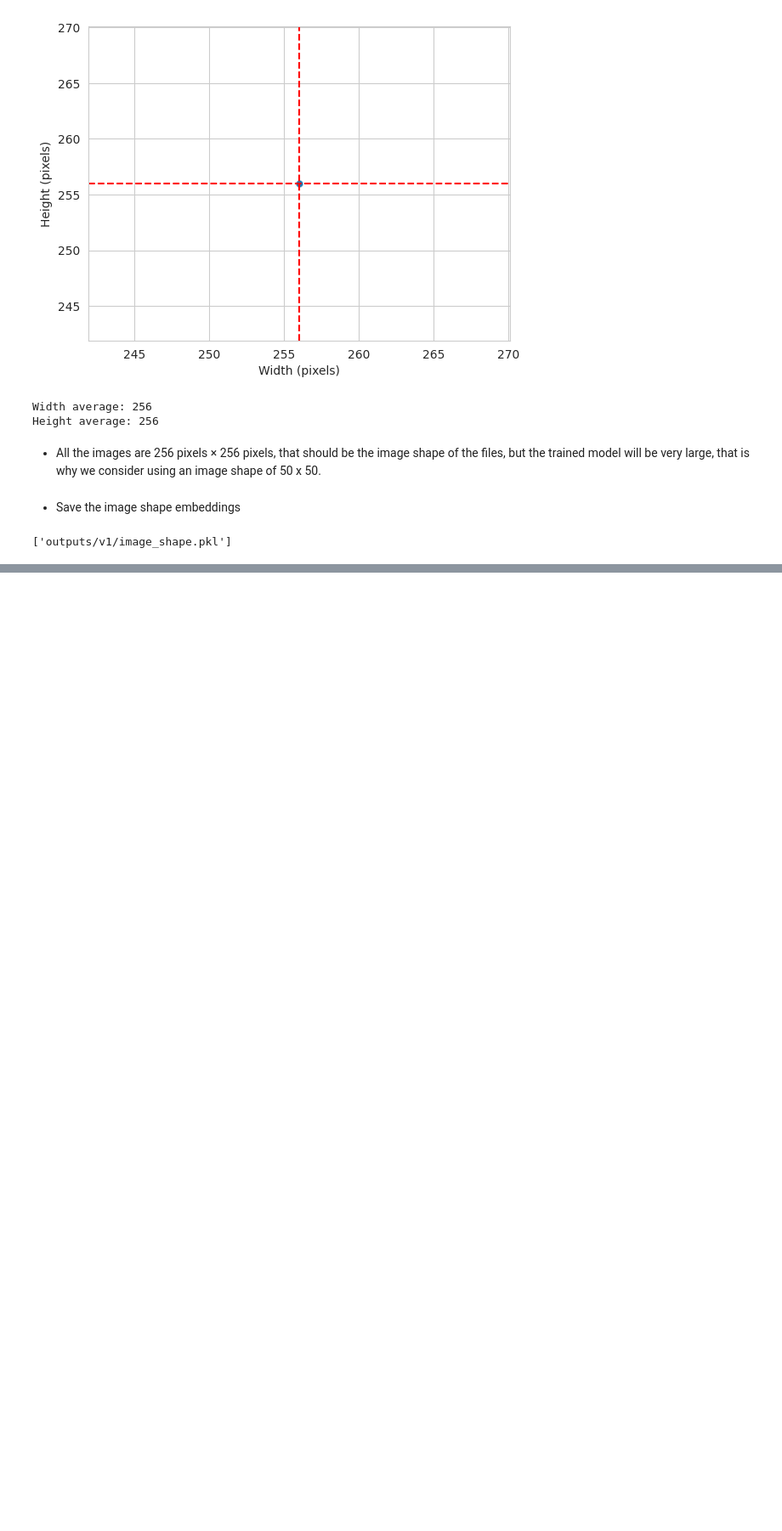
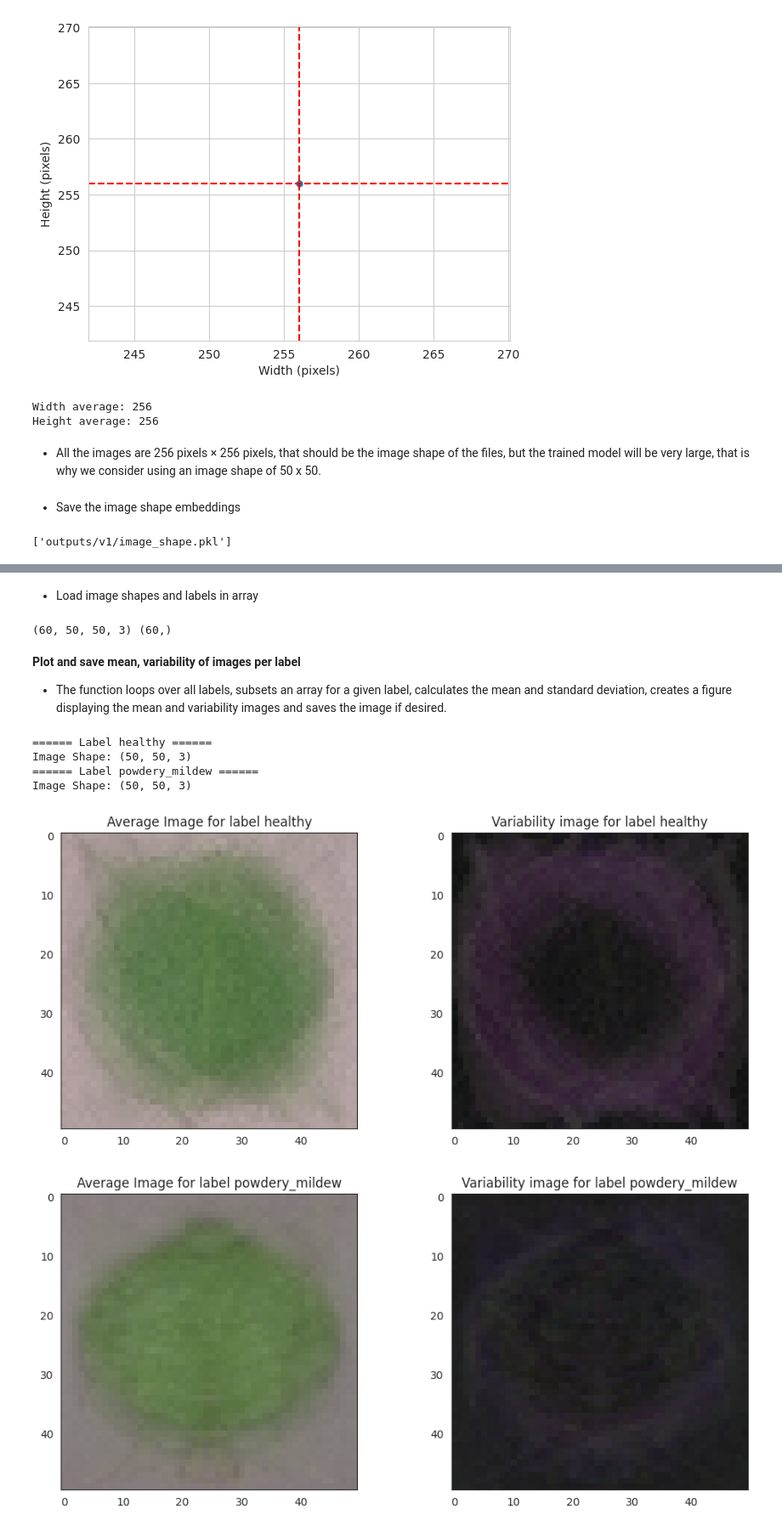
Before and after one commit to FeruzaShokirjonovna/mildew-detector, a Jupyter notebook: jupyter_notebooks/DataVisualization.ipynb, the cells around one changed output, grey strips where cells are left out. Shown at 85% size. Drawn from its saved outputs; the diff is of its cells as text; code cells hidden in the pictures; blank space fills up the shorter version.

Commit message:
Plot mean and variability of images each label

```diff
--- a/jupyter_notebooks/DataVisualization.ipynb
+++ b/jupyter_notebooks/DataVisualization.ipynb
@@ -183,7 +185,54 @@ def load_image_as_array(my_data_dir, new_size = (50,50), n_images_per_label=20):
             else:
                 img_resized = image.img_to_array(img)
 
-            X = np.append(X, img_resized).reshape(-1, new_size[1], img_resized.shape[2])
+            X = np.append(X, img_resized).reshape(-1,new_size[0], new_size[1], img_resized.shape[2])
             y = np.append(y, label)
             counter += 1
     return X, y
+# %% [markdown]
+* Load image shapes and labels in array
+# %%
+X, y = load_image_as_array(my_data_dir=train_path, new_size=image_shape, n_images_per_label=30)
+
+print(X.shape, y.shape)
+# %% [output]
+(60, 50, 50, 3) (60,)
+# %% [markdown]
+**Plot and save mean, variability of images per label**
+
+* The function loops over all labels, subsets an array for a given label, calculates the mean and standard deviation, creates a figure displaying the mean and variability images and saves the image if desired.
+# %%
+def plot_mean_variability_per_labels(X, y, figsize=(12,5), save_images=False):
+    '''
+    The pseudo code for the function is:
+    - loop in all labels
+    - subset an array for given label
+    - calculate mean and standard deviation
+    - create a figure displaying mean and variability of images
+    - save image
+    '''
+
+    for label_to_display in np.unique(y):
+        sns.set_style("white")
+
+        y = y.reshape(-1,1,1)
+        boolean_mask = np.any(y==label_to_display, axis=1).reshape(-1)
+        arr = X[boolean_mask]
+        avg_img = np.mean(arr, axis=0)
+        std_img = np.std(arr, axis=0)
+        print(f"====== Label {label_to_display} ======")
+        print(f"Image Shape: {avg_img.shape}")
+        fig, axes = plt.subplots(nrows=1, ncols=2, figsize=figsize)
+        axes[0].set_title(f"Average Image for label {label_to_display}")
+        axes[0].imshow(avg_img, cmap='gray')
+        axes[1].set_title(f"Variability image for label {label_to_display}")
+        axes[1].imshow(std_img, cmap='gray')
+# %%
+plot_mean_variability_per_labels(X=X, y=y, figsize=(12, 5))
+# %% [output]
+====== Label healthy ======
+Image Shape: (50, 50, 3)
+====== Label powdery_mildew ======
+Image Shape: (50, 50, 3)
+[figure, added]
+[figure, added]
```
Also changed, not shown: parts of 2 cells of this notebook.
